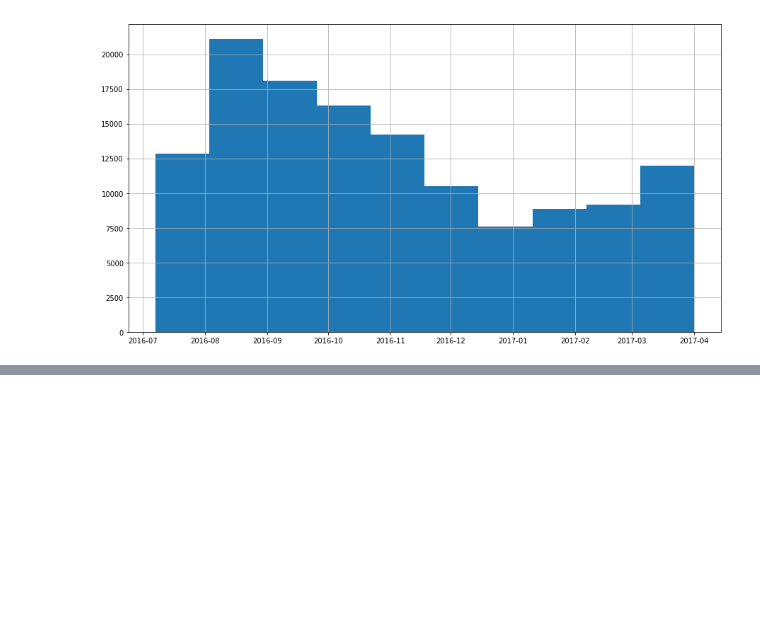
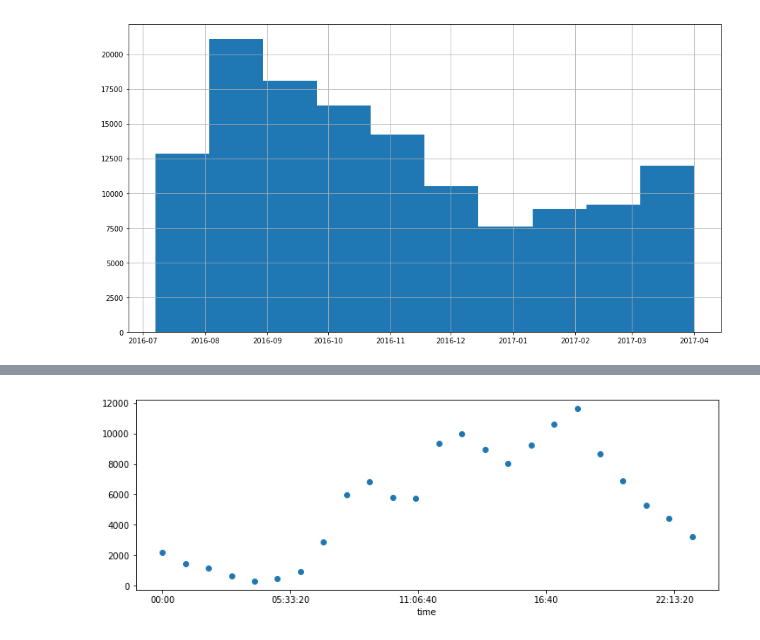
Before and after one commit to ktzioumis/LA-Bike-Share, a Jupyter notebook: student.ipynb, the cells around one changed output, grey strips where cells are left out. Saved outputs shown, nothing was run; the diff lists cells and outputs as text; code cells hidden in the pictures; blank space fills up the shorter version.

```diff
--- a/student.ipynb
+++ b/student.ipynb
@@ -505,0 +497,4 @@ plt.bar(day_of_week.value_counts().index,day_of_week.value_counts().values)
+# %%
+df['Time Only']= df['Start Time'].dt.round('H')
+df['Time Only']=pd.to_datetime(df['Time Only'],format= '%H:%M:%S' ).dt.time
+df.head()
@@ -505,0 +509,6 @@ plt.bar(day_of_week.value_counts().index,day_of_week.value_counts().values)
+# %%
+plt.figure(figsize=(12,4))
+plt.scatter(df['Time Only'].value_counts().index,df['Time Only'].value_counts().values)
+plt.show()
+# %% [output]
+[figure, added]
```
Also changed, not shown: parts of 15 cells of this notebook.
